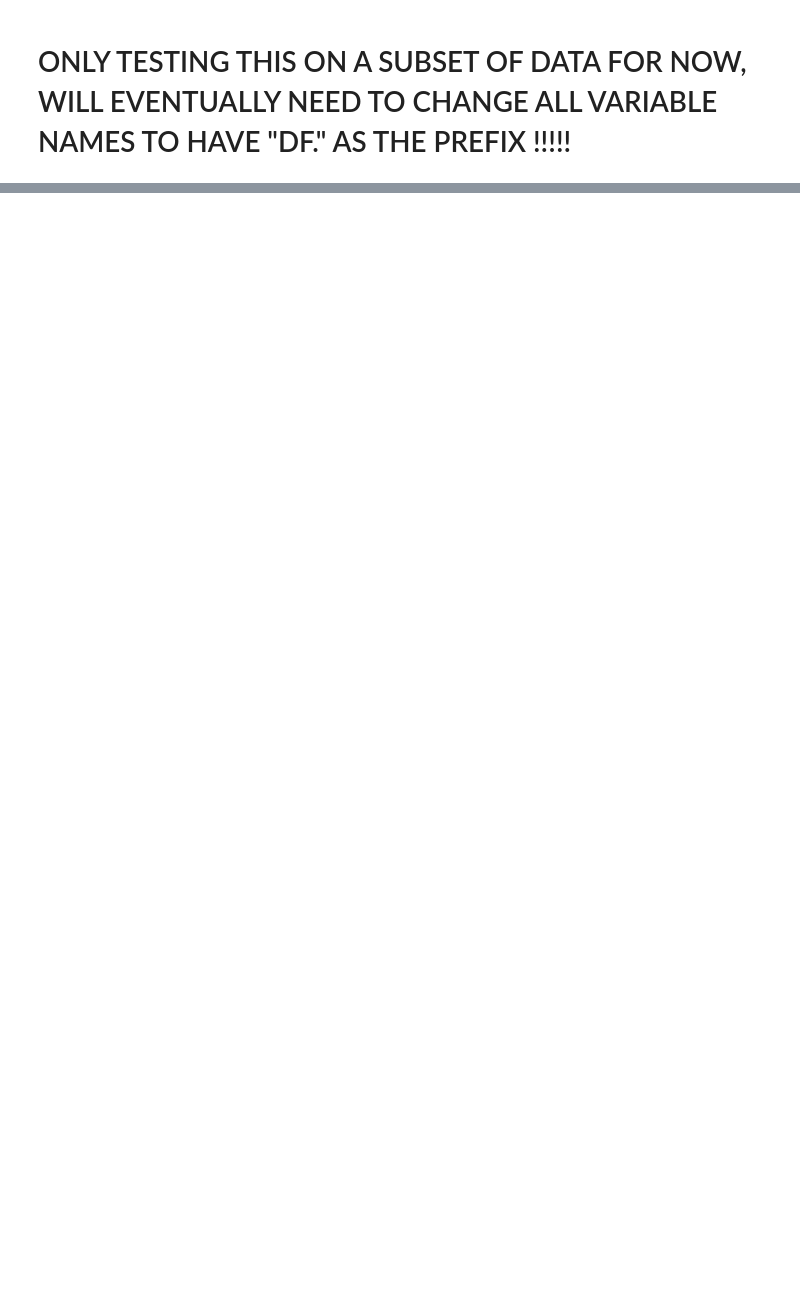
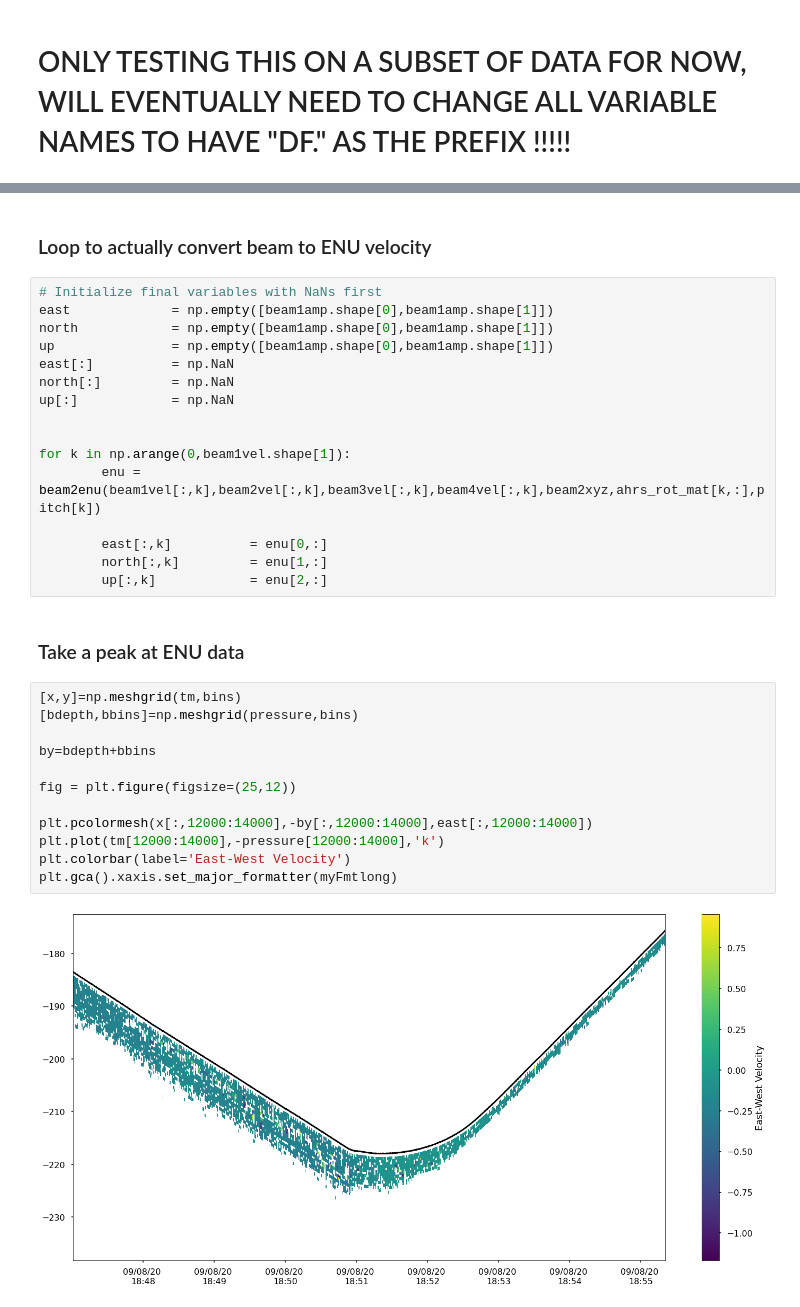
Before and after one commit to JGradone/Slocum-AD2CP, a Jupyter notebook: AD2CP_Processing.ipynb, the cells around one changed output, grey strips where cells are left out. Saved outputs shown, nothing was run; the diff lists cells and outputs as text; blank space fills up the shorter version.

```diff
--- a/AD2CP_Processing.ipynb
+++ b/AD2CP_Processing.ipynb
@@ -1034,0 +493,34 @@ NameError: name 'plt' is not defined
+# %% [markdown]
+### Loop to actually convert beam to ENU velocity
+# %%
+# Initialize final variables with NaNs first
+east             = np.empty([beam1amp.shape[0],beam1amp.shape[1]])
+north            = np.empty([beam1amp.shape[0],beam1amp.shape[1]])
+up               = np.empty([beam1amp.shape[0],beam1amp.shape[1]])
+east[:]          = np.NaN
+north[:]         = np.NaN
+up[:]            = np.NaN
+
+
+for k in np.arange(0,beam1vel.shape[1]):
+        enu = beam2enu(beam1vel[:,k],beam2vel[:,k],beam3vel[:,k],beam4vel[:,k],beam2xyz,ahrs_rot_mat[k,:],pitch[k])
+
+        east[:,k]          = enu[0,:]
+        north[:,k]         = enu[1,:]
+        up[:,k]            = enu[2,:]
+# %% [markdown]
+### Take a peak at ENU data
+# %%
+[x,y]=np.meshgrid(tm,bins)
+[bdepth,bbins]=np.meshgrid(pressure,bins)
+
+by=bdepth+bbins
+
+fig = plt.figure(figsize=(25,12))
+
+plt.pcolormesh(x[:,12000:14000],-by[:,12000:14000],east[:,12000:14000])
+plt.plot(tm[12000:14000],-pressure[12000:14000],'k')
+plt.colorbar(label='East-West Velocity')
+plt.gca().xaxis.set_major_formatter(myFmtlong)
+# %% [output]
+[figure, added]
```
Also changed, not shown: parts of 75 cells of this notebook, 3 other files.
